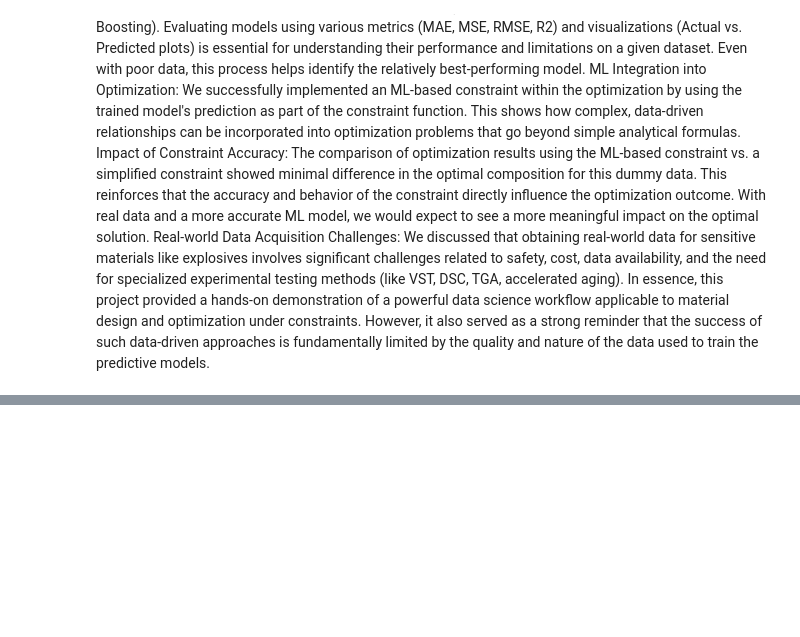
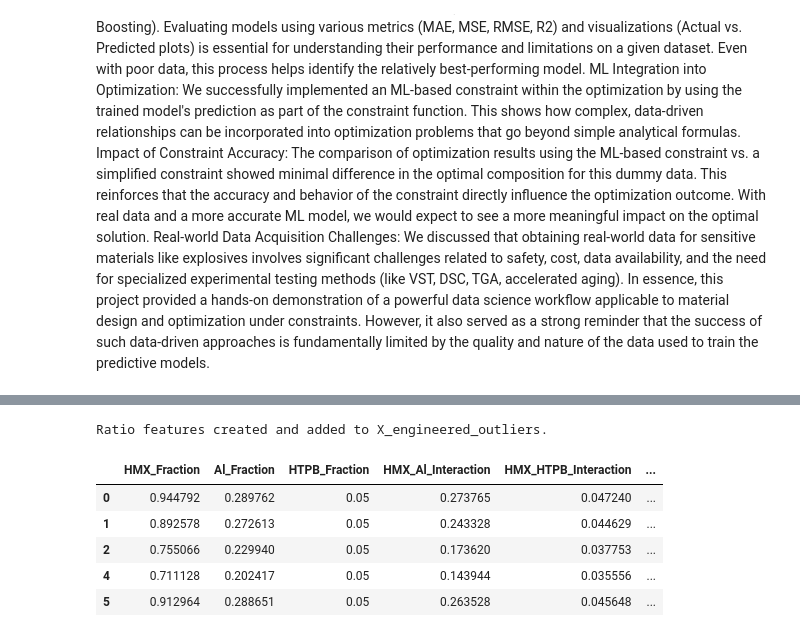
Before and after one commit to lynnfdsouza/Counterterrorism, a Jupyter notebook: HEM_Bldg_0003.ipynb, the cells around one changed output, grey strips where cells are left out. Cells and saved outputs as stored; diff of their text form; code cells hidden in the pictures; blank space fills up the shorter version.

```diff
--- a/HEM_Bldg_0003.ipynb
+++ b/HEM_Bldg_0003.ipynb
@@ -3871,0 +4220,28 @@ In essence, this project provided a hands-on demonstration of a powerful data sc
+# %%
+# Create Ratio Features on the outlier-cleaned data
+
+# Assuming X_engineered_outliers already exists from previous steps with interaction features
+
+# Ratio of HMX to Aluminum
+# Add a small epsilon to avoid division by zero if Al_Fraction could be 0
+X_engineered_outliers['HMX_to_Al_Ratio'] = X_engineered_outliers['HMX_Fraction'] / (X_engineered_outliers['Al_Fraction'] + 1e-9)
+
+# Ratio of HMX to HTPB
+# Add a small epsilon to avoid division by zero if HTPB_Fraction could be 0
+X_engineered_outliers['HMX_to_HTPB_Ratio'] = X_engineered_outliers['HMX_Fraction'] / (X_engineered_outliers['HTPB_Fraction'] + 1e-9)
+
+# Ratio of Aluminum to HTPB
+# Add a small epsilon to avoid division by zero if HTPB_Fraction could be 0
+X_engineered_outliers['Al_to_HTPB_Ratio'] = X_engineered_outliers['Al_Fraction'] / (X_engineered_outliers['HTPB_Fraction'] + 1e-9)
+
+
+print("Ratio features created and added to X_engineered_outliers.")
+display(X_engineered_outliers.head())
+# %% [output]
+Ratio features created and added to X_engineered_outliers.
+|  | HMX_Fraction | Al_Fraction | HTPB_Fraction | HMX_Al_Interaction | HMX_HTPB_Interaction | ... |
+| 0 | 0.944792 | 0.289762 | 0.05 | 0.273765 | 0.047240 | ... |
+| 1 | 0.892578 | 0.272613 | 0.05 | 0.243328 | 0.044629 | ... |
+| 2 | 0.755066 | 0.229940 | 0.05 | 0.173620 | 0.037753 | ... |
+| 4 | 0.711128 | 0.202417 | 0.05 | 0.143944 | 0.035556 | ... |
+| 5 | 0.912964 | 0.288651 | 0.05 | 0.263528 | 0.045648 | ... |
```
Also changed, not shown: parts of 16 cells of this notebook.
